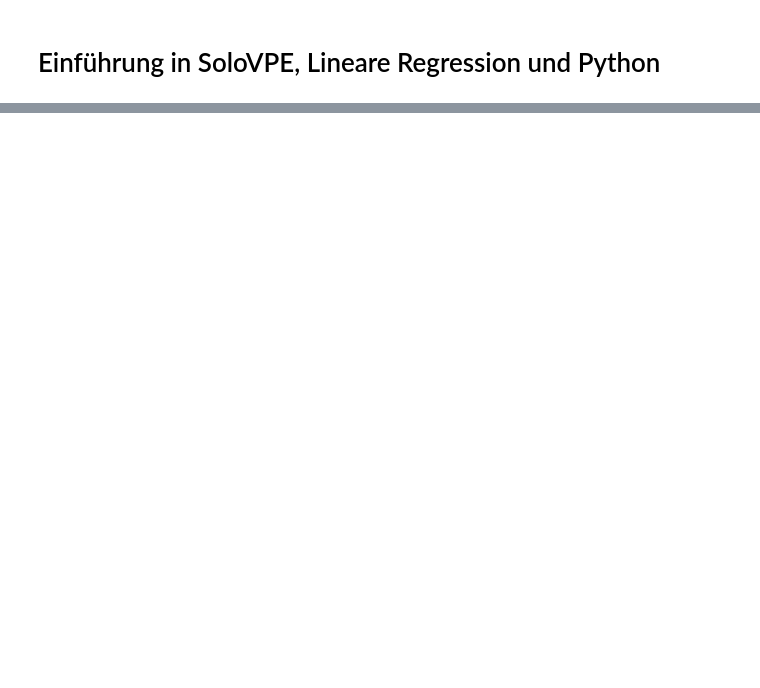
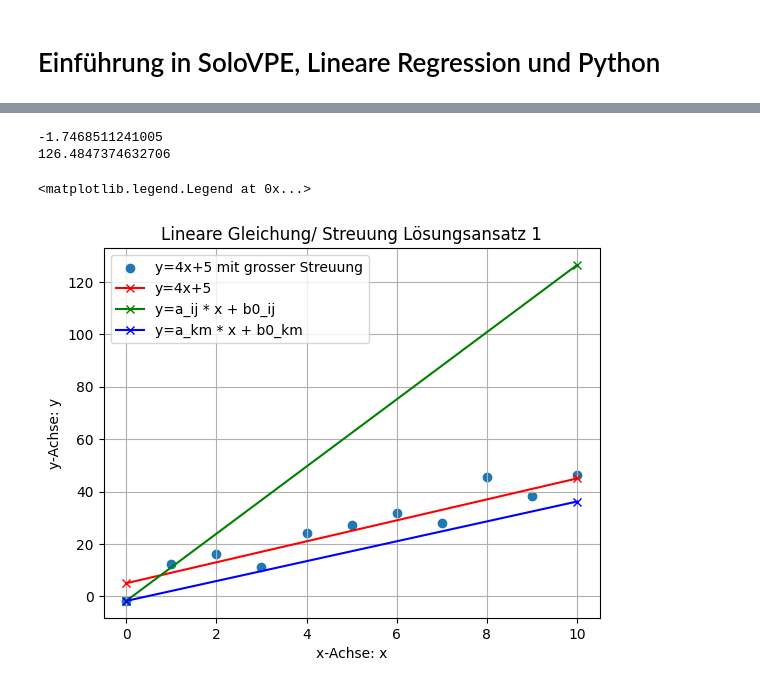
Before and after one commit to r-furger/intro-beer-lambert, a Jupyter notebook: Intro_beer_lambert.ipynb, the cells around one changed output, grey strips where cells are left out. Cells and saved outputs as stored; diff of their text form; code cells hidden in the pictures; blank space fills up the shorter version.

```diff
--- a/Intro_beer_lambert.ipynb
+++ b/Intro_beer_lambert.ipynb
@@ -47,0 +255,32 @@ Text(0.5, 1.0, 'Beer-Lambert Gesetz')
+# %%
+# Stelle x,y graphisch dar
+# Beschriftungen
+plt.scatter(x=l,y=A4_plus5_error_large, label="y=4x+5 mit grosser Streuung")
+plt.ylabel('y-Achse: y')
+plt.xlabel('x-Achse: x')
+plt.title('Lineare Gleichung/ Streuung Lösungsansatz 1')
+plt.grid()
+
+plt.plot([l[0],l[len_A-1]],[A4_plus5[0],A4_plus5[len_A-1]], color='r',marker='x', label='y=4x+5')
+# Datenpunkte i,j und k,l
+i, j = 3,4
+k, m = 2,5
+
+a_ij, b0_ij = (A4_plus5_error_large[i]-A4_plus5_error_large[j])/(l[i]-l[j]), A4_plus5_error_large[0]
+A_ij = np.add(np.multiply(l,a_ij),b0_ij)
+
+
+a_km, b0_km = (A4_plus5_error_large[k]-A4_plus5_error_large[m])/(l[k]-l[m]), A4_plus5_error_large[0]
+A_km = np.add(np.multiply(l,a_km),b0_km)
+
+
+plt.plot([l[0],l[len_A-1]],[A_ij[0],A_ij[len_A-1]], color='g',marker='x', label='y=a_ij * x + b0_ij')
+plt.plot([l[0],l[len_A-1]],[A_km[0],A_km[len_A-1]], color='b',marker='x', label='y=a_km * x + b0_km')
+print(A_ij[0])
+print(A_ij[len_A-1])
+plt.legend()
+# %% [output]
+-1.7468511241005
+126.4847374632706
+<matplotlib.legend.Legend at 0x...>
+[figure, added]
```
Also changed, not shown: parts of 30 cells of this notebook.
